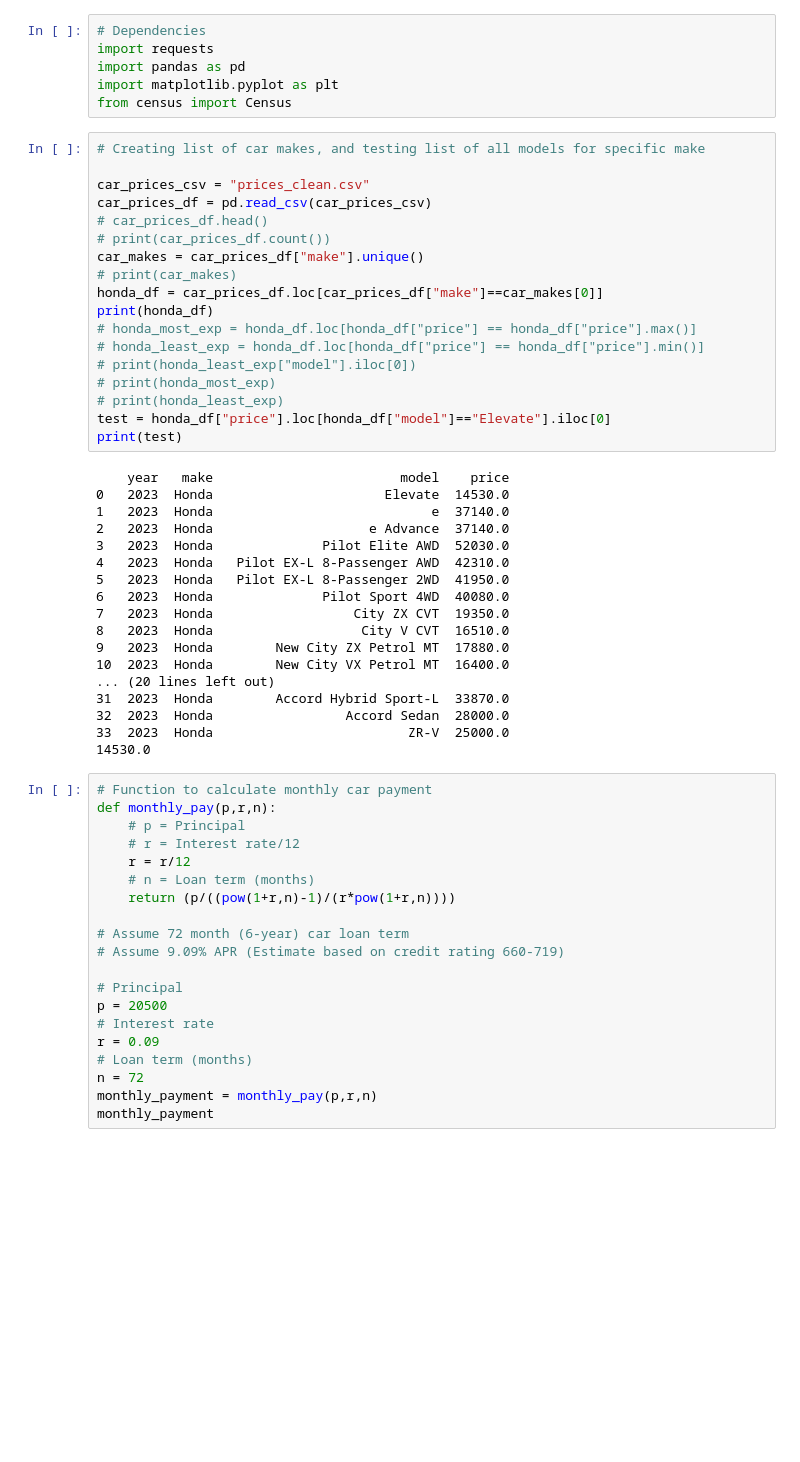
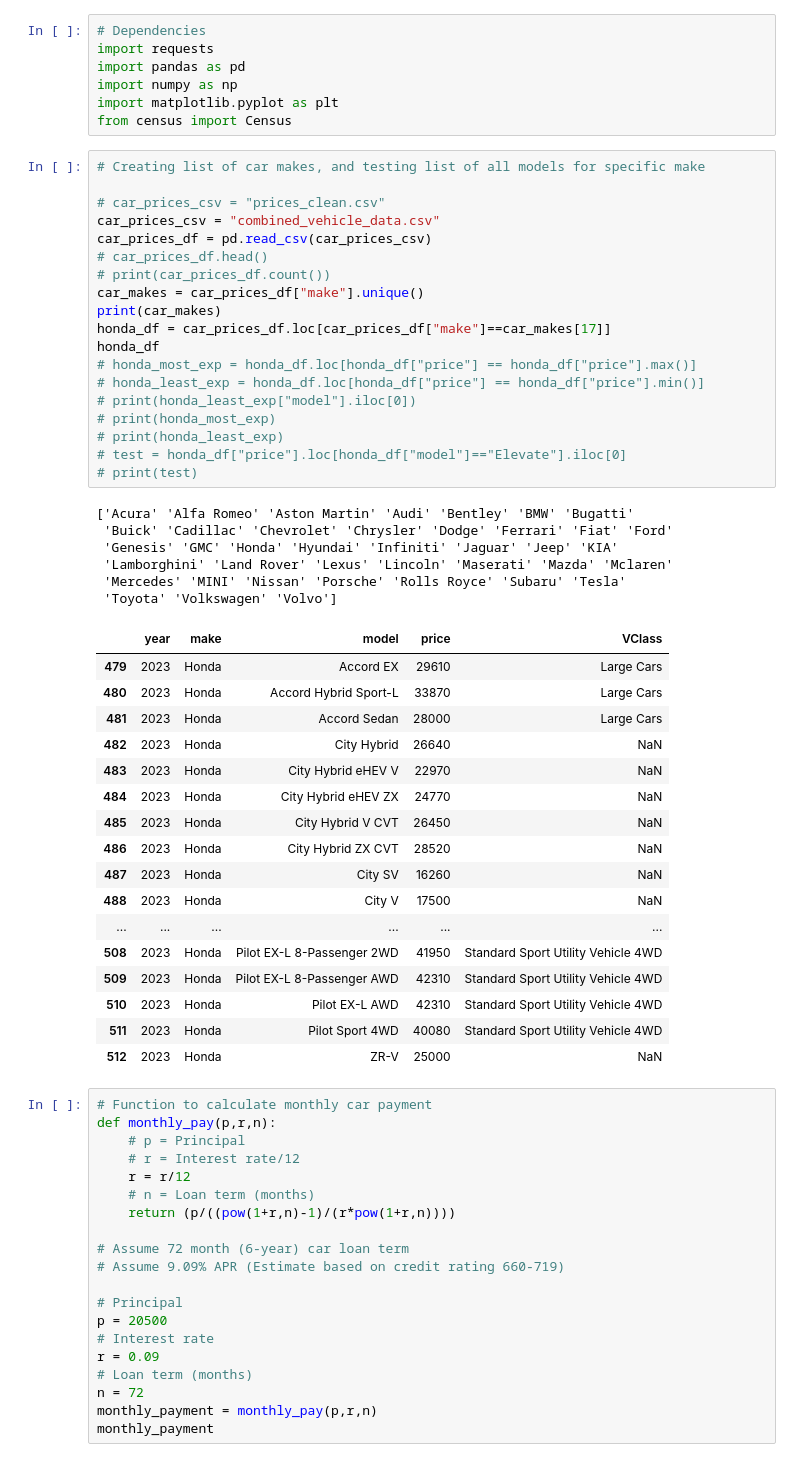
Before and after one commit to raniljoshua/Data-Analysis-Bootcamp_Project-1, a Jupyter notebook: car_payment.ipynb, the cells around one changed output. Cells and saved outputs as stored; diff of their text form; blank space fills up the shorter version.

```diff
--- a/car_payment.ipynb
+++ b/car_payment.ipynb
@@ -2,44 +2,52 @@
 # Dependencies
 import requests
 import pandas as pd
+import numpy as np
 import matplotlib.pyplot as plt
 from census import Census
 # %%
 # Creating list of car makes, and testing list of all models for specific make
 
-car_prices_csv = "prices_clean.csv"
+# car_prices_csv = "prices_clean.csv"
+car_prices_csv = "combined_vehicle_data.csv"
 car_prices_df = pd.read_csv(car_prices_csv)
 # car_prices_df.head()
 # print(car_prices_df.count())
 car_makes = car_prices_df["make"].unique()
-# print(car_makes)
-honda_df = car_prices_df.loc[car_prices_df["make"]==car_makes[0]]
-print(honda_df)
+print(car_makes)
+honda_df = car_prices_df.loc[car_prices_df["make"]==car_makes[17]]
+honda_df
 # honda_most_exp = honda_df.loc[honda_df["price"] == honda_df["price"].max()]
 # honda_least_exp = honda_df.loc[honda_df["price"] == honda_df["price"].min()]
 # print(honda_least_exp["model"].iloc[0])
 # print(honda_most_exp)
 # print(honda_least_exp)
-test = honda_df["price"].loc[honda_df["model"]=="Elevate"].iloc[0]
-print(test)
+# test = honda_df["price"].loc[honda_df["model"]=="Elevate"].iloc[0]
+# print(test)
 # %% [output]
-    year   make                        model    price
-0   2023  Honda                      Elevate  14530.0
-1   2023  Honda                            e  37140.0
-2   2023  Honda                    e Advance  37140.0
-3   2023  Honda              Pilot Elite AWD  52030.0
-4   2023  Honda   Pilot EX-L 8-Passenger AWD  42310.0
-5   2023  Honda   Pilot EX-L 8-Passenger 2WD  41950.0
-6   2023  Honda              Pilot Sport 4WD  40080.0
-7   2023  Honda                  City ZX CVT  19350.0
-8   2023  Honda                   City V CVT  16510.0
-9   2023  Honda        New City ZX Petrol MT  17880.0
-10  2023  Honda        New City VX Petrol MT  16400.0
-... (20 lines left out)
-31  2023  Honda        Accord Hybrid Sport-L  33870.0
-32  2023  Honda                 Accord Sedan  28000.0
-33  2023  Honda                         ZR-V  25000.0
-14530.0
+['Acura' 'Alfa Romeo' 'Aston Martin' 'Audi' 'Bentley' 'BMW' 'Bugatti'
+ 'Buick' 'Cadillac' 'Chevrolet' 'Chrysler' 'Dodge' 'Ferrari' 'Fiat' 'Ford'
+ 'Genesis' 'GMC' 'Honda' 'Hyundai' 'Infiniti' 'Jaguar' 'Jeep' 'KIA'
+ 'Lamborghini' 'Land Rover' 'Lexus' 'Lincoln' 'Maserati' 'Mazda' 'Mclaren'
+ 'Mercedes' 'MINI' 'Nissan' 'Porsche' 'Rolls Royce' 'Subaru' 'Tesla'
+ 'Toyota' 'Volkswagen' 'Volvo']
+|  | year | make | model | price | VClass |
+| 479 | 2023 | Honda | Accord EX | 29610 | Large Cars |
+| 480 | 2023 | Honda | Accord Hybrid Sport-L | 33870 | Large Cars |
+| 481 | 2023 | Honda | Accord Sedan | 28000 | Large Cars |
+| 482 | 2023 | Honda | City Hybrid | 26640 | NaN |
+| 483 | 2023 | Honda | City Hybrid eHEV V | 22970 | NaN |
+| 484 | 2023 | Honda | City Hybrid eHEV ZX | 24770 | NaN |
+| 485 | 2023 | Honda | City Hybrid V CVT | 26450 | NaN |
+| 486 | 2023 | Honda | City Hybrid ZX CVT | 28520 | NaN |
+| 487 | 2023 | Honda | City SV | 16260 | NaN |
+| 488 | 2023 | Honda | City V | 17500 | NaN |
+| ... | ... | ... | ... | ... | ... |
+| 508 | 2023 | Honda | Pilot EX-L 8-Passenger 2WD | 41950 | Standard Sport Utility Vehicle 4WD |
+| 509 | 2023 | Honda | Pilot EX-L 8-Passenger AWD | 42310 | Standard Sport Utility Vehicle 4WD |
+| 510 | 2023 | Honda | Pilot EX-L AWD | 42310 | Standard Sport Utility Vehicle 4WD |
+| 511 | 2023 | Honda | Pilot Sport 4WD | 40080 | Standard Sport Utility Vehicle 4WD |
+| 512 | 2023 | Honda | ZR-V | 25000 | NaN |
 # %%
 # Function to calculate monthly car payment
 def monthly_pay(p,r,n):
```
Also changed, not shown: parts of 6 cells of this notebook.
